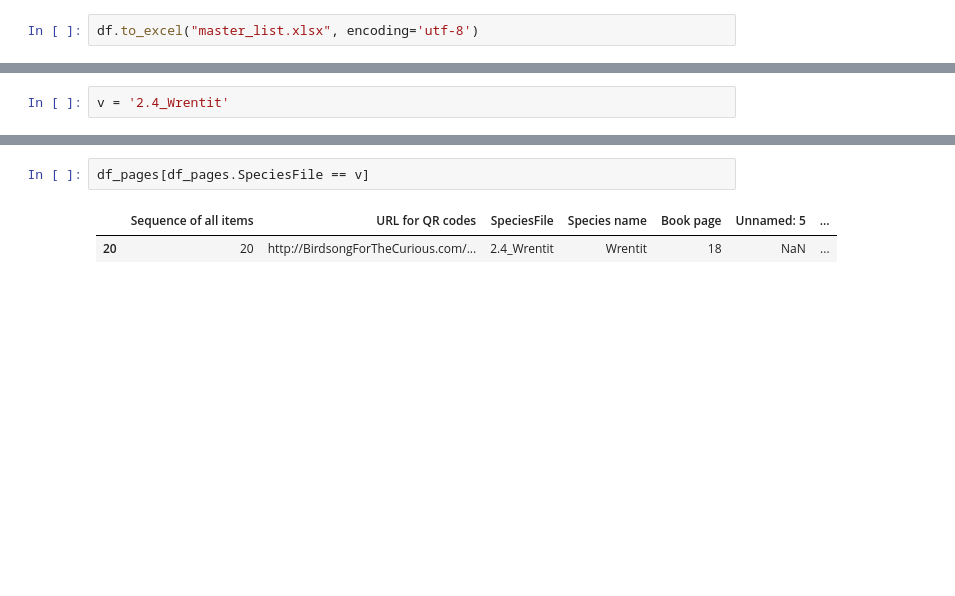
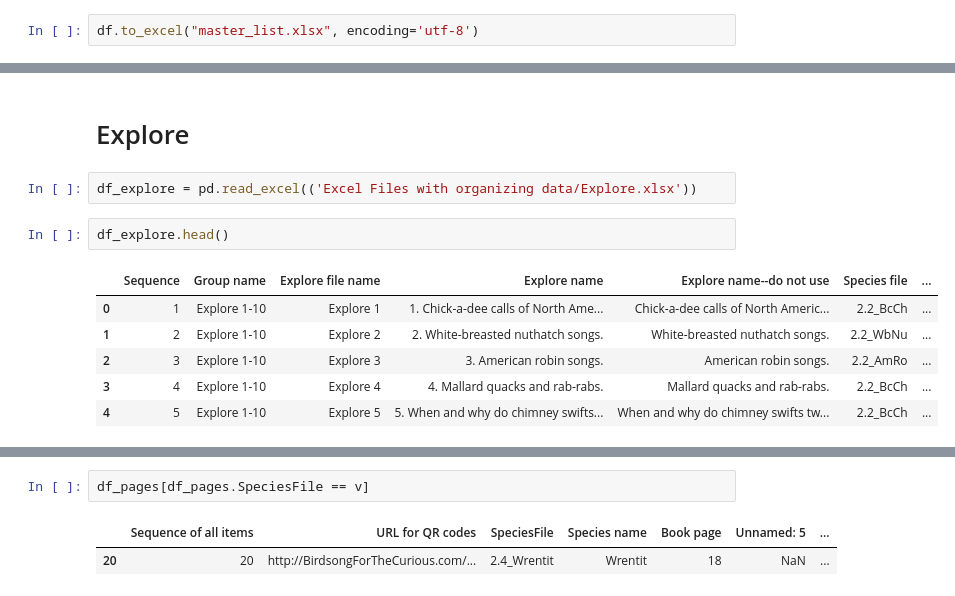
Before and after one commit to davidkroodsma/birdsongforthecuriours, a Jupyter notebook: scripts/create_master_spreadsheet.ipynb, the cells around one changed output, grey strips where cells are left out. Saved outputs shown, nothing was run; the diff lists cells and outputs as text; blank space fills up the shorter version.

Commit message:
updated explore

```diff
--- a/scripts/create_master_spreadsheet.ipynb
+++ b/scripts/create_master_spreadsheet.ipynb
@@ -583,2 +767,13 @@ Successfully installed et-xmlfile-1.0.1 jdcal-1.4.1 openpyxl-2.6.4
-# %%
-v = '2.4_Wrentit'
+# %% [markdown]
+# Explore
+# %%
+df_explore = pd.read_excel(('Excel Files with organizing data/Explore.xlsx'))
+# %%
+df_explore.head()
+# %% [output]
+|  | Sequence | Group name | Explore file name | Explore name | Explore name--do not use | Species file | ... |
+| 0 | 1 | Explore 1-10 | Explore 1 | 1. Chick-a-dee calls of North Ame... | Chick-a-dee calls of North Americ... | 2.2_BcCh | ... |
+| 1 | 2 | Explore 1-10 | Explore 2 | 2. White-breasted nuthatch songs. | White-breasted nuthatch songs. | 2.2_WbNu | ... |
+| 2 | 3 | Explore 1-10 | Explore 3 | 3. American robin songs. | American robin songs. | 2.2_AmRo | ... |
+| 3 | 4 | Explore 1-10 | Explore 4 | 4. Mallard quacks and rab-rabs. | Mallard quacks and rab-rabs. | 2.2_BcCh | ... |
+| 4 | 5 | Explore 1-10 | Explore 5 | 5. When and why do chimney swifts... | When and why do chimney swifts tw... | 2.2_BcCh | ... |
```
Also changed, not shown: parts of 31 cells of this notebook, 57 other files.
